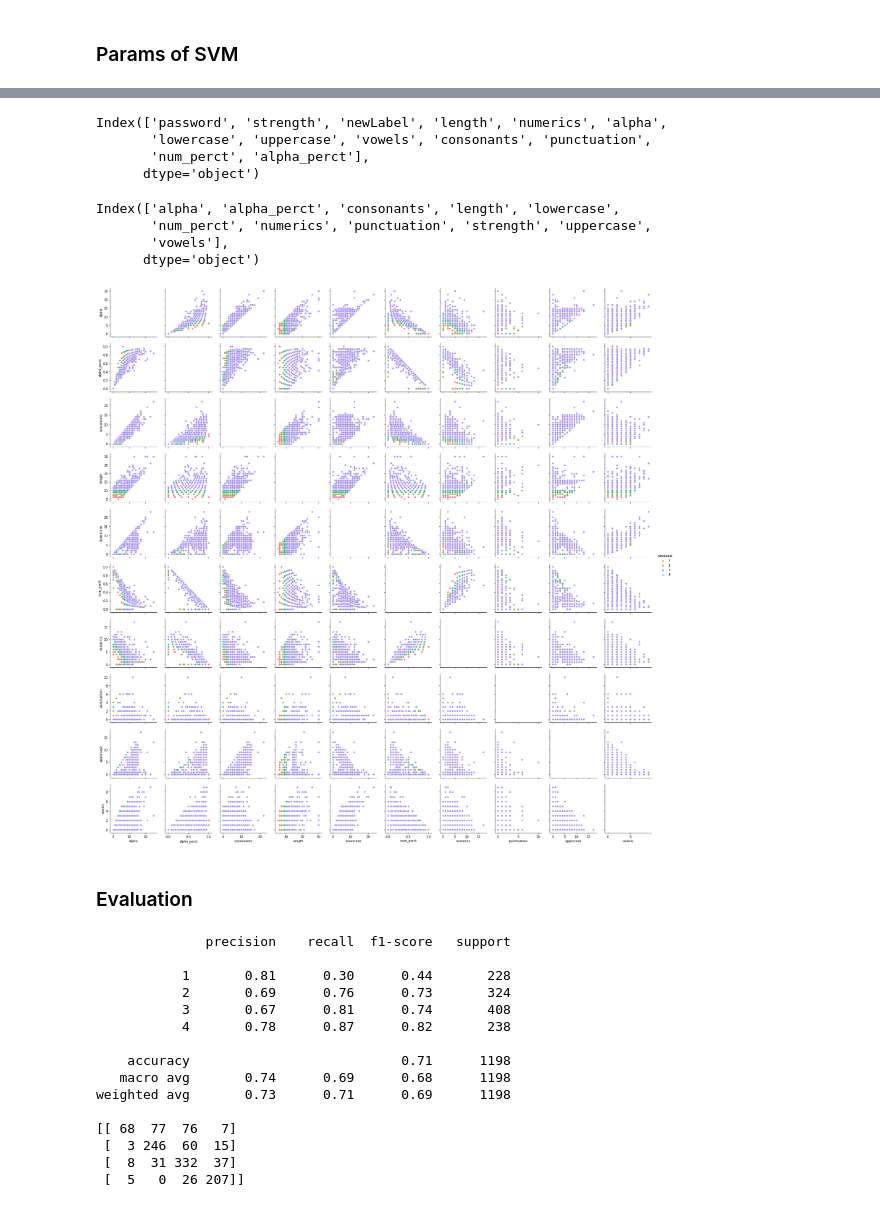
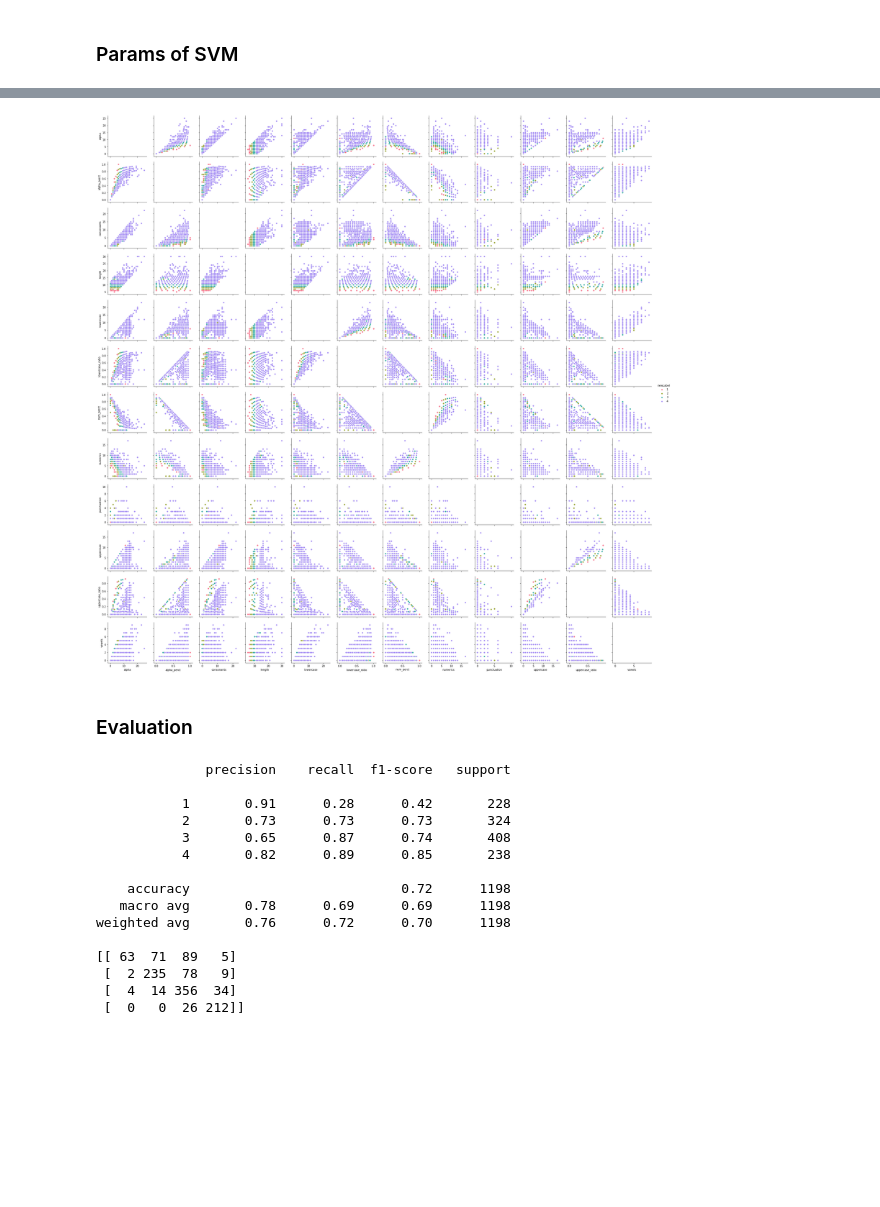
Before and after one commit to xinbeiG/Password-Strength-Analysis-ML, a Jupyter notebook: Password_Strength_Classifier_V2.ipynb, the cells around one changed output, grey strips where cells are left out. Drawn from its saved outputs; the diff is of its cells as text; code cells hidden in the pictures; blank space fills up the shorter version.

Commit message:
finished v2 and save the model, accuracy still not very good

```diff
--- a/Password_Strength_Classifier_V2.ipynb
+++ b/Password_Strength_Classifier_V2.ipynb
@@ -118,6 +90,5 @@ Name: strength, dtype: int64
 # %%
 df1 = data.copy()
-# df1 = df_under.copy()
 df1['length'] = df1['password'].str.len()
 df1['numerics'] = df1['password'].apply(lambda x: len([str(x) for x in list(x) if str(x).isdigit()]))
 df1['alpha'] = df1['password'].apply(lambda x: len([x for x in list(x) if x.isalpha()]))
@@ -132,6 +103,8 @@ df1['consonants'] = df1['password'].apply(lambda x:
 df1['punctuation'] = df1['password'].apply(lambda x: len([x for x in list(x) if x in string.punctuation]))
 df1['num_perct'] = df1.apply(lambda x: x['numerics']/x['length'],axis=1)
 df1['alpha_perct'] = df1.apply(lambda x: x['alpha']/x['length'],axis=1)
+df1['lowercase_ratio'] = df1.apply(lambda x: x['lowercase']/x['length'],axis=1)
+df1['uppercase_ratio'] = df1.apply(lambda x: x['uppercase']/x['length'],axis=1)
 
 df1.head()
 # %% [output]
@@ -330,41 +280,27 @@ weighted avg       0.77      0.74      0.73       959
 # %%
-print(df1.columns)
-df1.columns.difference(['password', 'newLabel',])
+g = sns.pairplot(data = df1, hue = 'newLabel', vars = df1.columns.difference(['password', 'newLabel','strength']),
+                 diag_kind = {'kdae'}, palette = 'husl')
 # %% [output]
-Index(['password', 'strength', 'newLabel', 'length', 'numerics', 'alpha',
-       'lowercase', 'uppercase', 'vowels', 'consonants', 'punctuation',
-       'num_perct', 'alpha_perct'],
-      dtype='object')
-Index(['alpha', 'alpha_perct', 'consonants', 'length', 'lowercase',
-       'num_perct', 'numerics', 'punctuation', 'strength', 'uppercase',
-       'vowels'],
-      dtype='object')
+[figure, added]
-# %%
-g = sns.pairplot(data = df1, hue = 'newLabel', vars = df1.columns.difference(['password', 'newLabel','strength']),
-                 diag_kind = {'kdae'}, palette = 'husl')
-
-# g = sns.pairplot(data = df1, hue = 'newLabel', vars=["length", "alpha"],)
-# %% [output]
-[figure, removed]
 # %% [markdown]
 ### Evaluation
 # %%
-y_test_pred = clf.predict(X_test_tr)
+y_test_pred = clf_svm.predict(X_test_tr)
 print(classification_report(y_test, y_test_pred))
 print(confusion_matrix(y_test, y_test_pred))
 # %% [output]
               precision    recall  f1-score   support
 
-           1       0.81      0.30      0.44       228
-           2       0.69      0.76      0.73       324
-           3       0.67      0.81      0.74       408
-           4       0.78      0.87      0.82       238
+           1       0.91      0.28      0.42       228
+           2       0.73      0.73      0.73       324
+           3       0.65      0.87      0.74       408
+           4       0.82      0.89      0.85       238
 
-    accuracy                           0.71      1198
-   macro avg       0.74      0.69      0.68      1198
-weighted avg       0.73      0.71      0.69      1198
+    accuracy                           0.72      1198
+   macro avg       0.78      0.69      0.69      1198
+weighted avg       0.76      0.72      0.70      1198
 
-[[ 68  77  76   7]
- [  3 246  60  15]
- [  8  31 332  37]
- [  5   0  26 207]]
+[[ 63  71  89   5]
+ [  2 235  78   9]
+ [  4  14 356  34]
+ [  0   0  26 212]]
```
Also changed, not shown: parts of 15 cells of this notebook, 1 other file.
